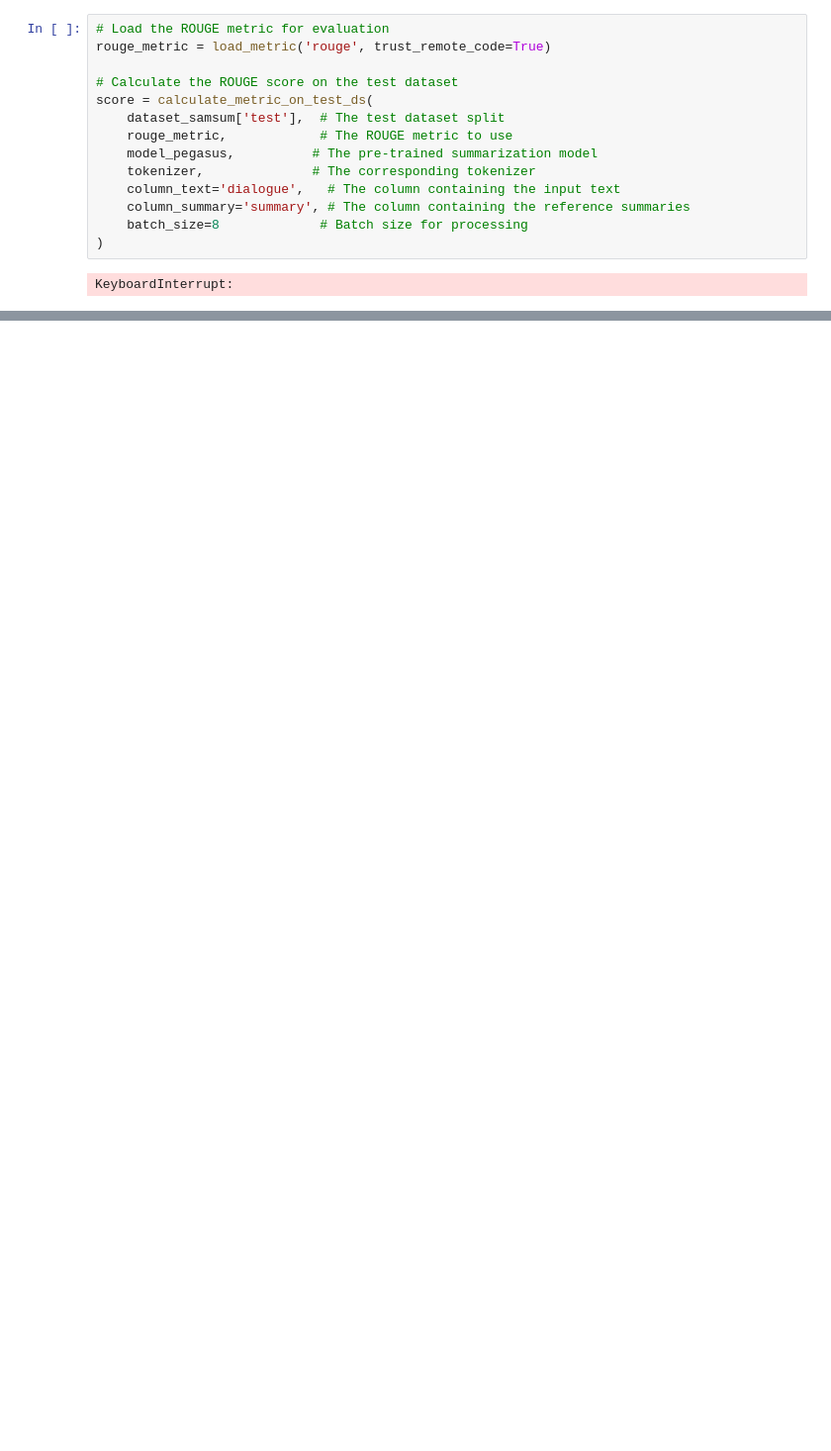
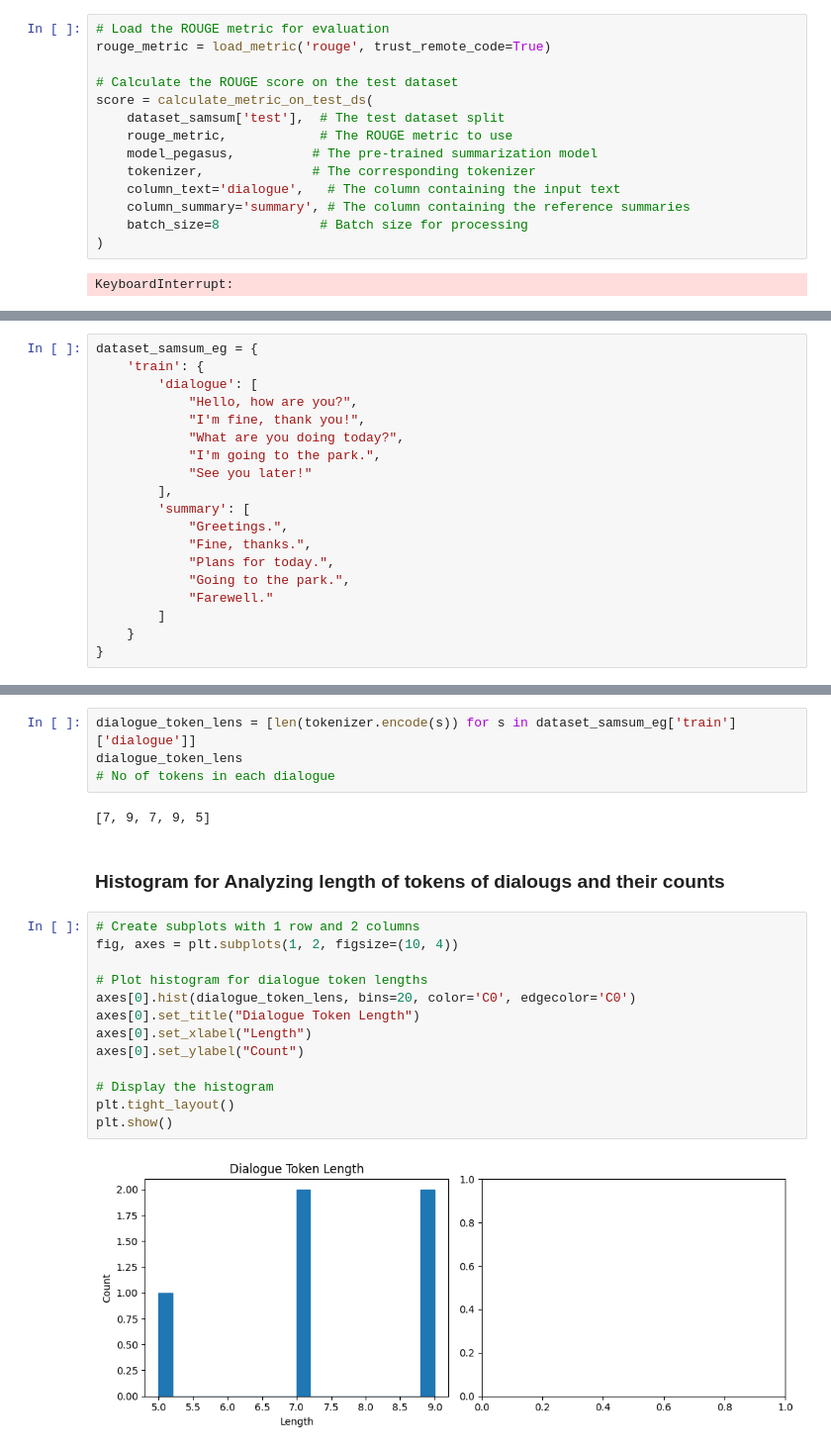
Before and after one commit to saimboxer/text_summerization_huggingFace, a Jupyter notebook: text_sum_HuggingFace_jupyter.ipynb, the cells around one changed output, grey strips where cells are left out. Shown at 99% size. Saved outputs shown, nothing was run; the diff lists cells and outputs as text; blank space fills up the shorter version.

Commit message:
commit..preprocessing and training parameters set up work

```diff
--- a/text_sum_HuggingFace_jupyter.ipynb
+++ b/text_sum_HuggingFace_jupyter.ipynb
@@ -397,0 +518,19 @@ KeyboardInterrupt:
+# %%
+dataset_samsum_eg = {
+    'train': {
+        'dialogue': [
+            "Hello, how are you?",
+            "I'm fine, thank you!",
+            "What are you doing today?",
+            "I'm going to the park.",
+            "See you later!"
+        ],
+        'summary': [
+            "Greetings.",
+            "Fine, thanks.",
+            "Plans for today.",
+            "Going to the park.",
+            "Farewell."
+        ]
+    }
+}
@@ -397,0 +552,23 @@ KeyboardInterrupt:
+# %%
+dialogue_token_lens = [len(tokenizer.encode(s)) for s in dataset_samsum_eg['train']['dialogue']]
+dialogue_token_lens
+# No of tokens in each dialogue
+# %% [output]
+[7, 9, 7, 9, 5]
+# %% [markdown]
+### Histogram for Analyzing length of tokens of dialougs and their counts
+# %%
+# Create subplots with 1 row and 2 columns
+fig, axes = plt.subplots(1, 2, figsize=(10, 4))
+
+# Plot histogram for dialogue token lengths
+axes[0].hist(dialogue_token_lens, bins=20, color='C0', edgecolor='C0')
+axes[0].set_title("Dialogue Token Length")
+axes[0].set_xlabel("Length")
+axes[0].set_ylabel("Count")
+
+# Display the histogram
+plt.tight_layout()
+plt.show()
+# %% [output]
+[figure, added]
```
Also changed, not shown: parts of 52 cells of this notebook, 1 other file.
